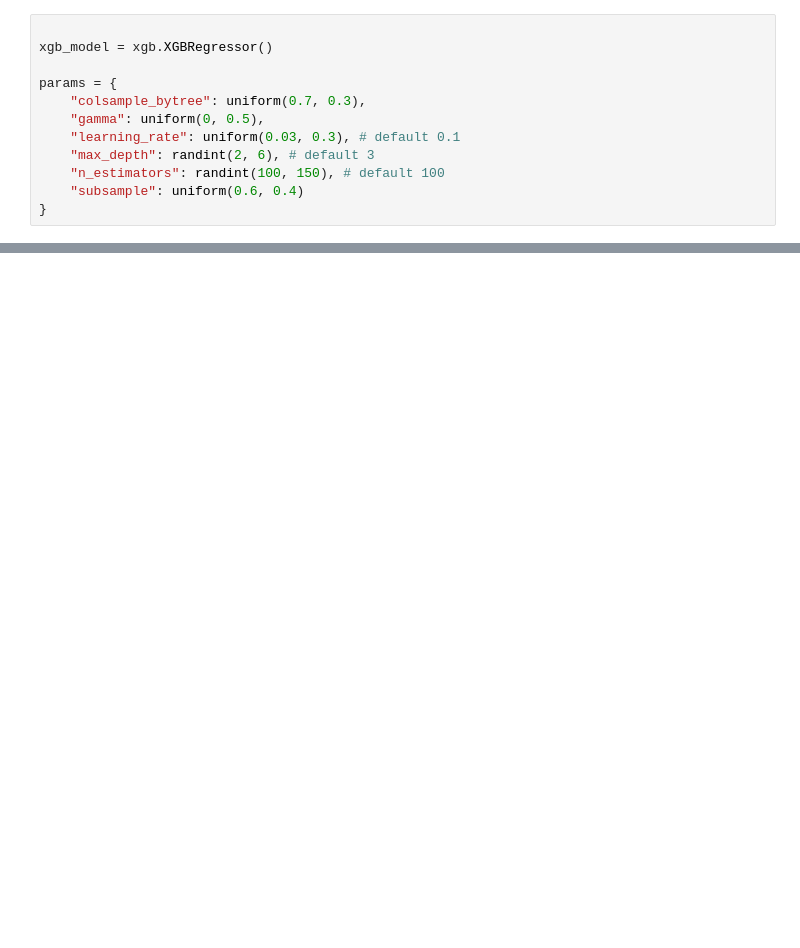
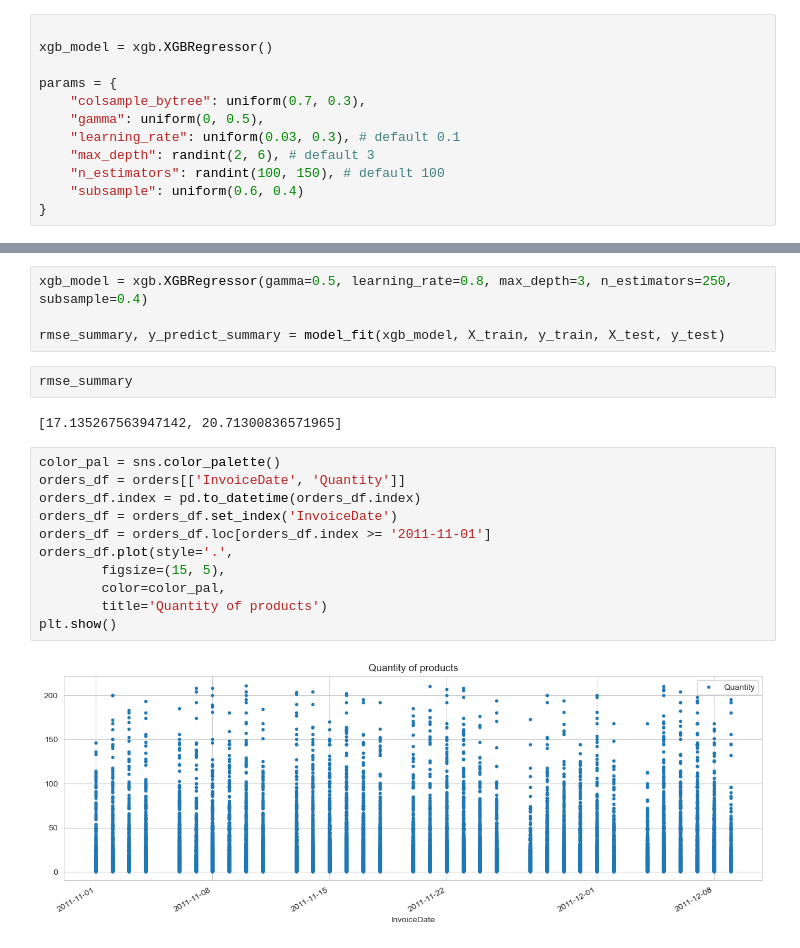
Before and after one commit to Ahmed-Ashraf-Marzouk/Elzoboon-CRM, a Jupyter notebook: Sales_forecasting/XGboost.ipynb, the cells around one changed output, grey strips where cells are left out. Drawn from its saved outputs; the diff is of its cells as text; blank space fills up the shorter version.

Commit message:
Backend integration and machine learning updates

```diff
--- a/Sales_forecasting/XGboost.ipynb
+++ b/Sales_forecasting/XGboost.ipynb
@@ -94,0 +109,21 @@ xgb_model.fit(X_train, y_train)
+# %%
+xgb_model = xgb.XGBRegressor(gamma=0.5, learning_rate=0.8, max_depth=3, n_estimators=250, subsample=0.4)
+
+rmse_summary, y_predict_summary = model_fit(xgb_model, X_train, y_train, X_test, y_test)
+# %%
+rmse_summary
+# %% [output]
+[17.135267563947142, 20.71300836571965]
+# %%
+color_pal = sns.color_palette()
+orders_df = orders[['InvoiceDate', 'Quantity']]
+orders_df.index = pd.to_datetime(orders_df.index)
+orders_df = orders_df.set_index('InvoiceDate')
+orders_df = orders_df.loc[orders_df.index >= '2011-11-01']
+orders_df.plot(style='.',
+        figsize=(15, 5),
+        color=color_pal,
+        title='Quantity of products')
+plt.show()
+# %% [output]
+[figure, added]
```
Also changed, not shown: parts of 5 cells of this notebook, 6 other files.
